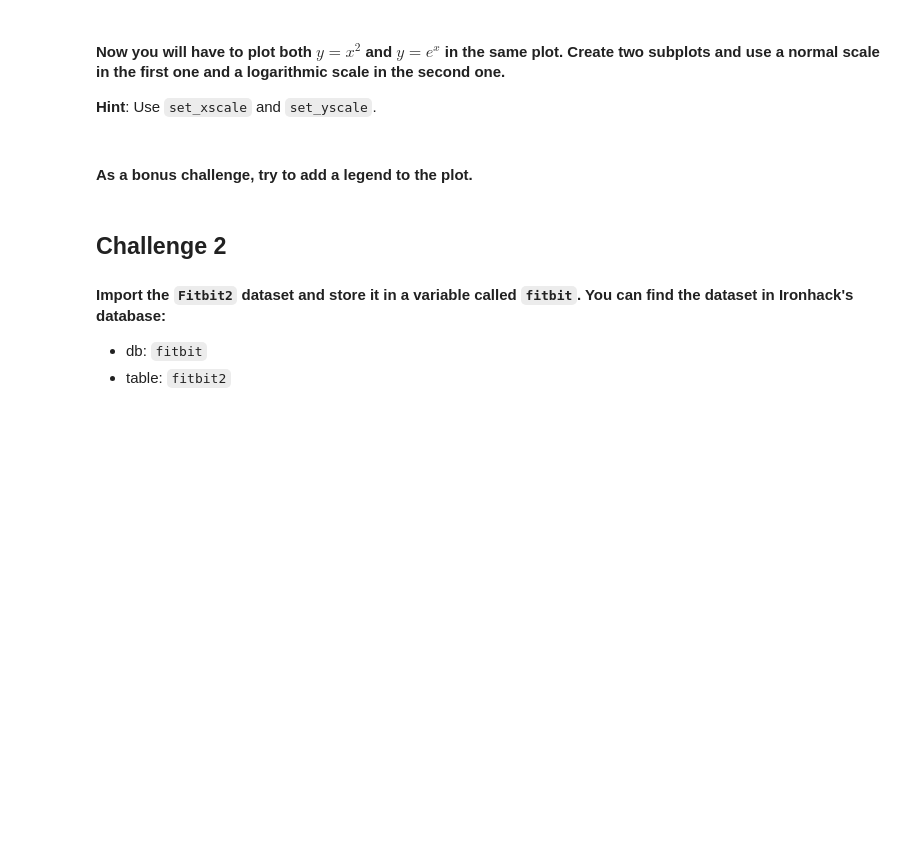
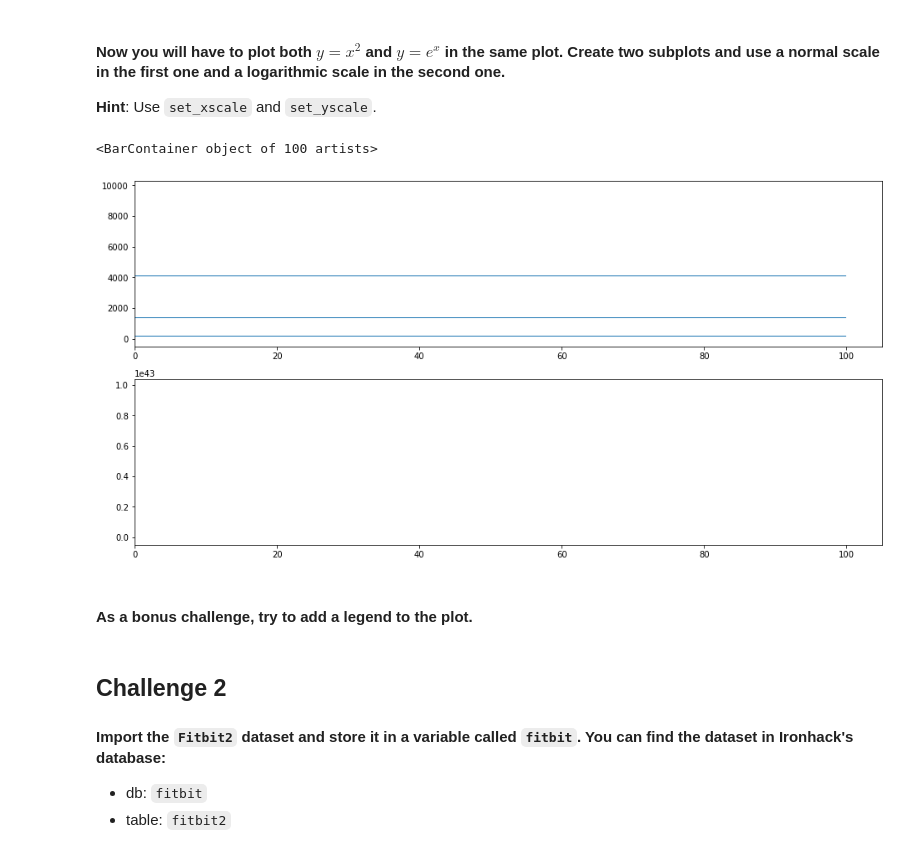
Before and after one commit to Adonis232/dataptmad0420, a Jupyter notebook: module-2/matplotlib-seaborn/your-code/main.ipynb, the cells around one changed output. Cells and saved outputs as stored; diff of their text form; code cells hidden in the pictures; blank space fills up the shorter version.

```diff
--- a/module-2/matplotlib-seaborn/your-code/main.ipynb
+++ b/module-2/matplotlib-seaborn/your-code/main.ipynb
@@ -64,3 +63,15 @@ axes[1].bar(y,z)
+# %%
+# your code here
+a = np.arange(0,100)
+x = a ** 2
+y = np.exp(a)
+
+fig, axes = plt.subplots(ncols=1, nrows=2, figsize=(16,8))
+axes[0].barh(x,100)
+axes[1].barh(y,100)
+# %% [output]
+<BarContainer object of 100 artists>
+[figure, added]
 # %% [markdown]
 #### As a bonus challenge, try to add a legend to the plot.
 # %%
```
Also changed, not shown: parts of 2 cells of this notebook.
